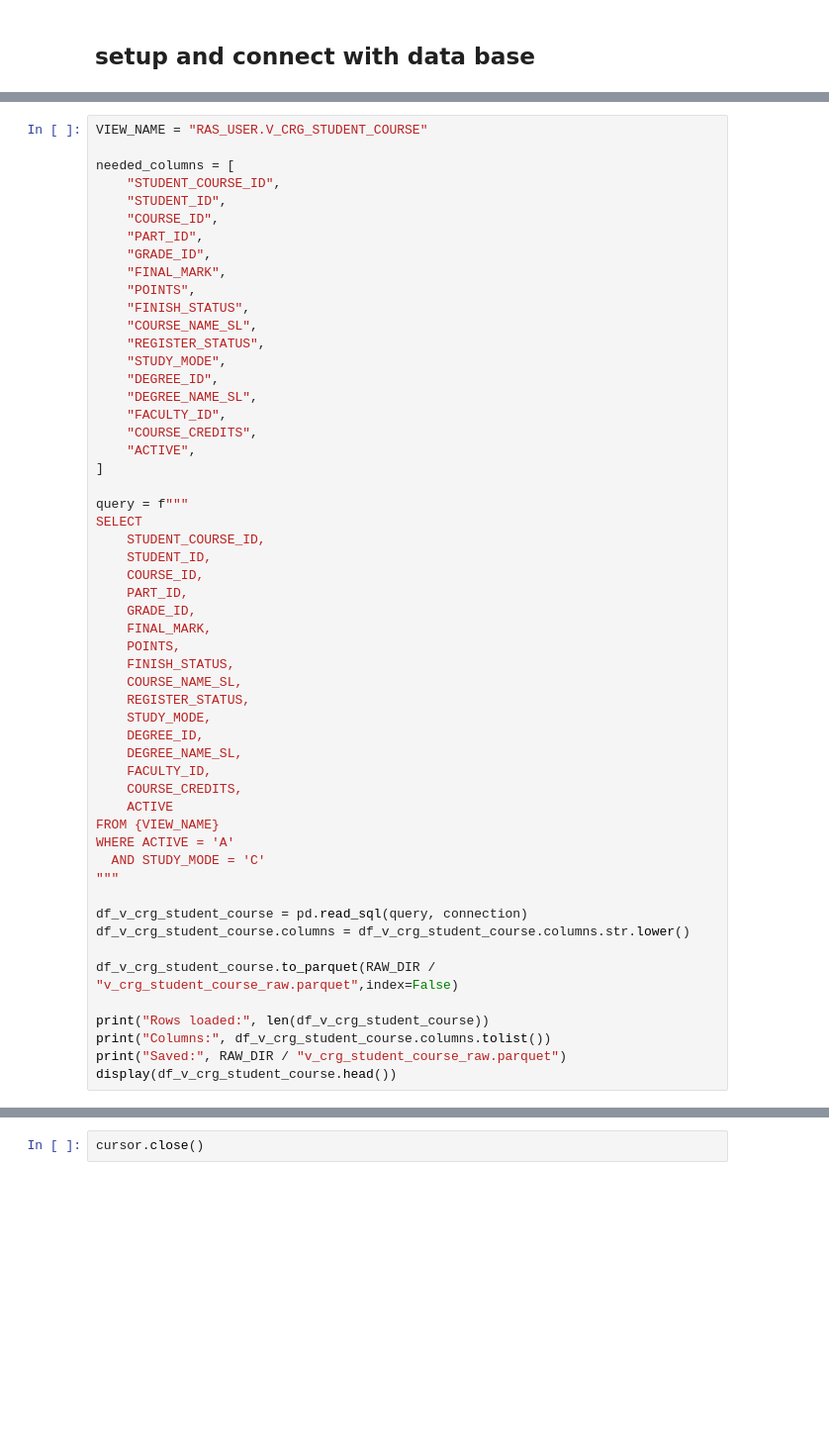
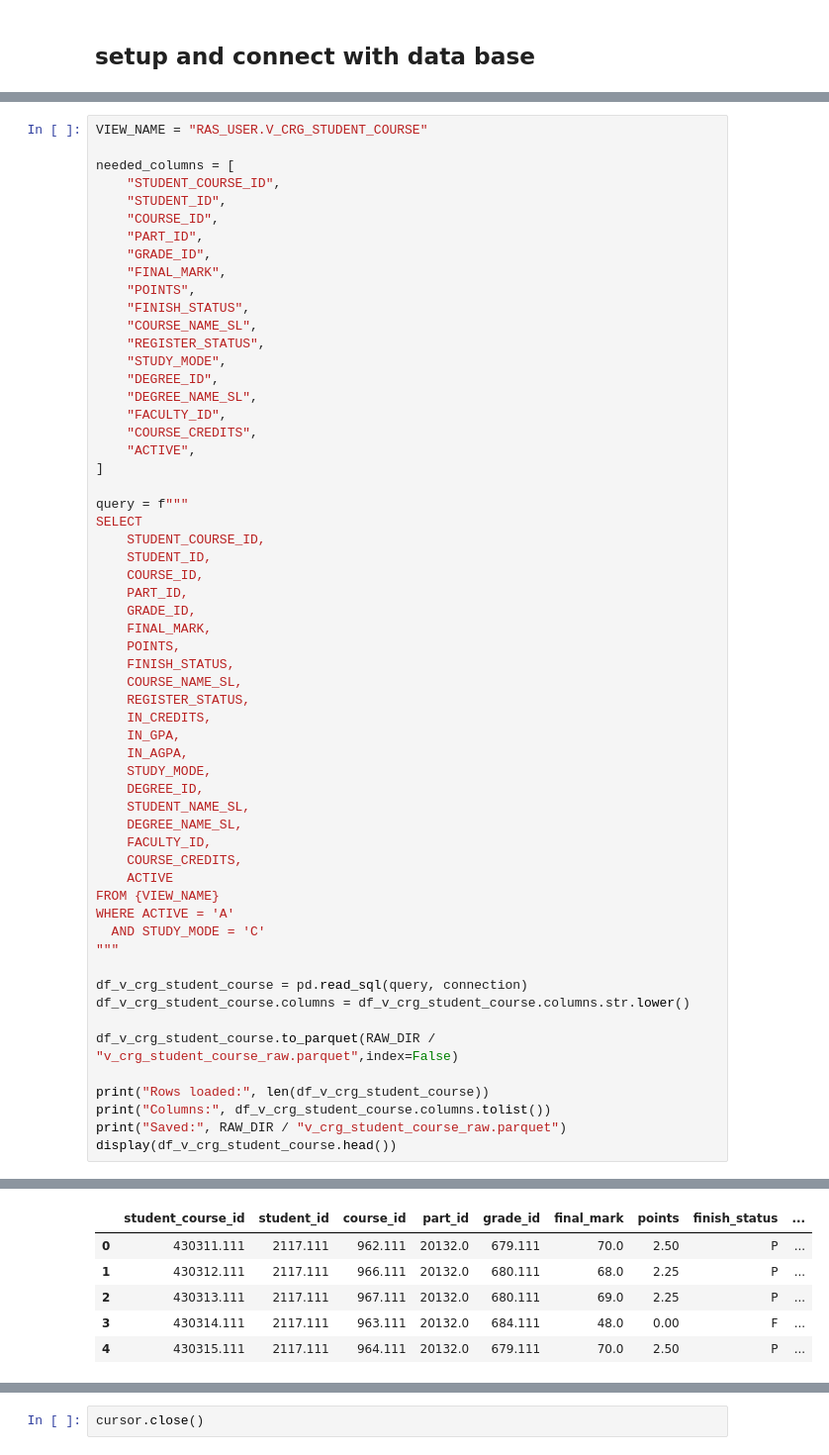
Before and after one commit to ShrkoXIII/Academic_Advisor_system, a Jupyter notebook: note_books/extact_all_row_tables.ipynb, the cells around one changed output, grey strips where cells are left out. Shown at 99% size. Saved outputs shown, nothing was run; the diff lists cells and outputs as text; blank space fills up the shorter version.

```diff
--- a/note_books/extact_all_row_tables.ipynb
+++ b/note_books/extact_all_row_tables.ipynb
@@ -47,8 +51,12 @@ SELECT
     FINISH_STATUS,
     COURSE_NAME_SL,
     REGISTER_STATUS,
+    IN_CREDITS,
+    IN_GPA,
+    IN_AGPA,
     STUDY_MODE,
     DEGREE_ID,
+    STUDENT_NAME_SL,
     DEGREE_NAME_SL,
     FACULTY_ID,
     COURSE_CREDITS,
@@ -67,3 +75,4 @@ print("Rows loaded:", len(df_v_crg_student_course))
 print("Columns:", df_v_crg_student_course.columns.tolist())
 print("Saved:", RAW_DIR / "v_crg_student_course_raw.parquet")
 display(df_v_crg_student_course.head())
+# %% [output]
@@ -70,3 +82,9 @@ display(df_v_crg_student_course.head())
+|  | student_course_id | student_id | course_id | part_id | grade_id | final_mark | points | finish_status | ... |
+| 0 | 430311.111 | 2117.111 | 962.111 | 20132.0 | 679.111 | 70.0 | 2.50 | P | ... |
+| 1 | 430312.111 | 2117.111 | 966.111 | 20132.0 | 680.111 | 68.0 | 2.25 | P | ... |
+| 2 | 430313.111 | 2117.111 | 967.111 | 20132.0 | 680.111 | 69.0 | 2.25 | P | ... |
+| 3 | 430314.111 | 2117.111 | 963.111 | 20132.0 | 684.111 | 48.0 | 0.00 | F | ... |
+| 4 | 430315.111 | 2117.111 | 964.111 | 20132.0 | 679.111 | 70.0 | 2.50 | P | ... |
 # %%
 VIEW_NAME = "RAS_USER.V_ACS_GRADE"
 
```
Also changed, not shown: parts of 11 cells of this notebook, 17 other files.
